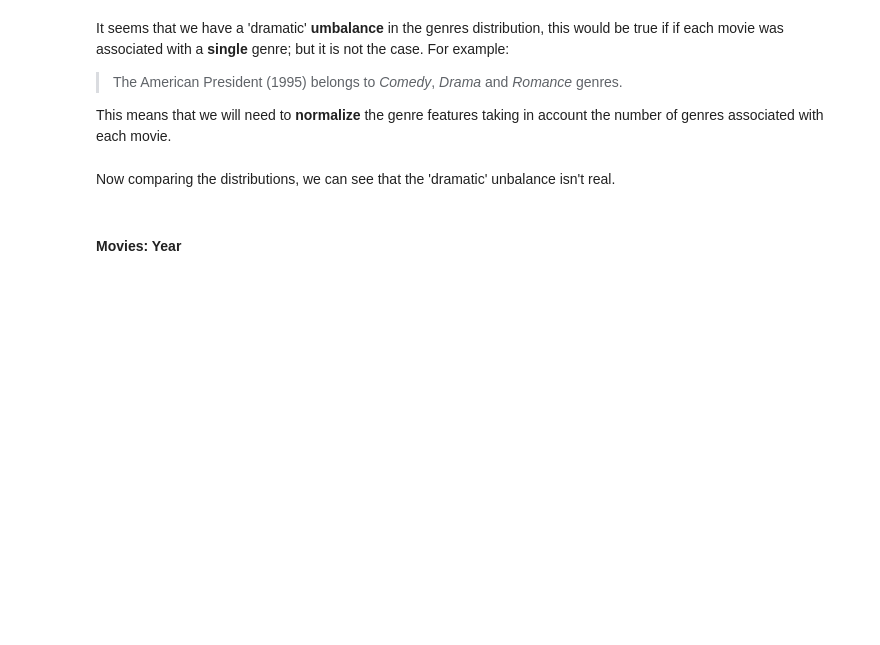
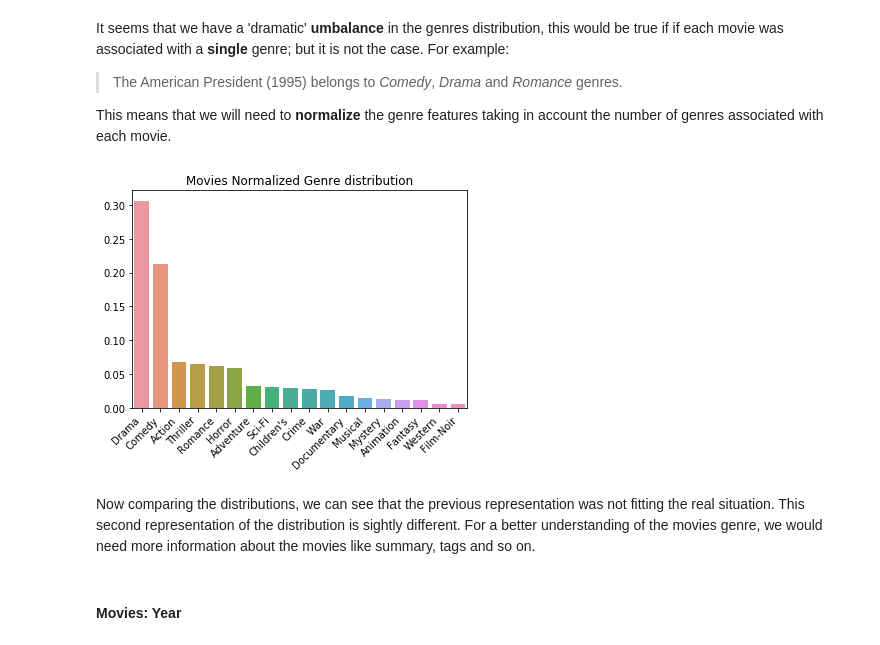
Before and after one commit to Ellyster/STW2020, a Jupyter notebook: Jupyter/Episode II – Attack of the Data.ipynb, the cells around one changed output. Drawn from its saved outputs; the diff is of its cells as text; code cells hidden in the pictures; blank space fills up the shorter version.

Commit message:
Added genre normalization

```diff
--- a/Jupyter/Episode II – Attack of the Data.ipynb
+++ b/Jupyter/Episode II – Attack of the Data.ipynb
@@ -135,8 +203,28 @@ It seems that we have a 'dramatic' **umbalance** in the genres distribution, thi
 > The American President (1995) belongs to *Comedy*, *Drama* and *Romance* genres.
 
 This means that we will need to **normalize** the genre features taking in account the number of genres associated with each movie.
-# %% [markdown]
-Now comparing the distributions, we can see that the 'dramatic' unbalance isn't real.
+# %%
+
+for genre in movie_genres:
+    all_movies[genre + '_norm'] = all_movies['Genre'].apply(lambda x: 1/len(x.split(sep = '|')) if genre in x.split(sep = '|') else 0)
+
+    all_movies['genre_num'] = all_movies['Genre'].apply(lambda x: len(x.split(sep = '|')))
+
+
+genre_norm_distribution_dict = {}
+
+for genre in movie_genres:
+    genre_norm_distribution_dict[genre] = sum(all_movies[genre + '_norm'])/len(all_movies)
+
+genre_norm_distribution_dict_sorted = {k: v for k, v in sorted(genre_norm_distribution_dict.items(), key=lambda item: item[1], reverse = True)}
+
+normalized_genre_barplot = sns.barplot(x = list(genre_distribution_dict_sorted.keys()), y = list(genre_norm_distribution_dict_sorted.values()))
+normalized_genre_barplot.set_xticklabels(normalized_genre_barplot.get_xticklabels(), rotation=45, horizontalalignment='right')
+normalized_genre_barplot.set_title('Movies Normalized Genre distribution');
+# %% [output]
+[figure, added]
+# %% [markdown]
+Now comparing the distributions, we can see that the previous representation was not fitting the real situation. This second representation of the distribution is sightly different. For a better understanding of the movies genre, we would need more information about the movies like summary, tags and so on.
 # %% [markdown]
 #### Movies: Year
 # %% [markdown]
```
Also changed, not shown: parts of 10 cells of this notebook.
